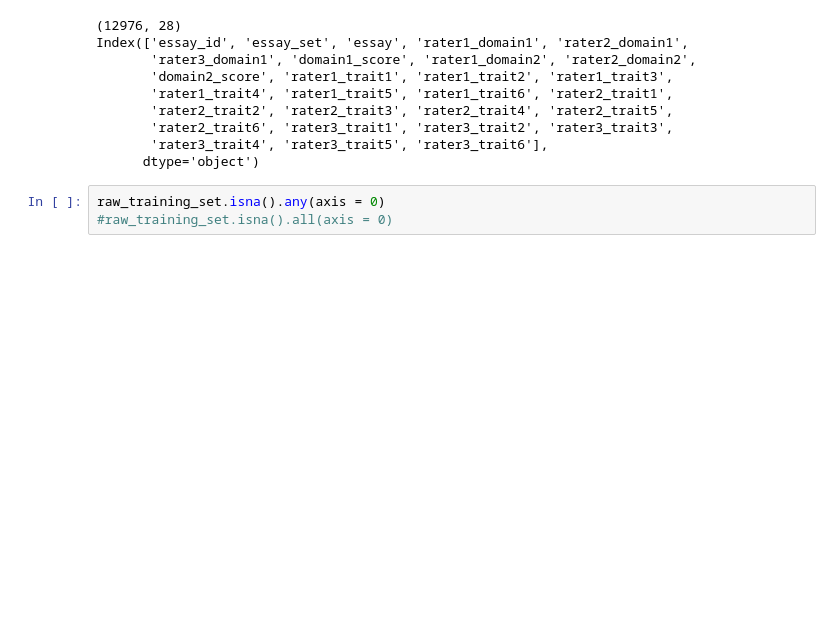
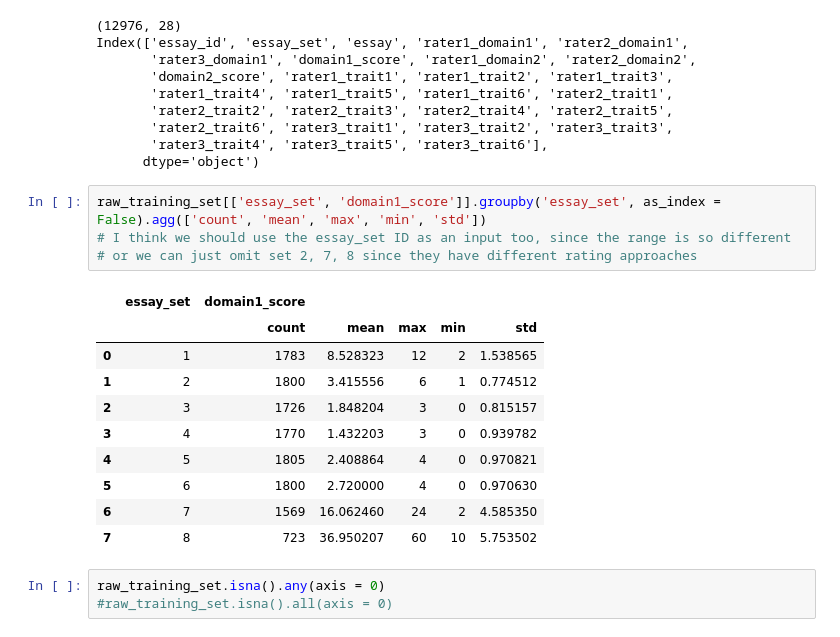
Before and after one commit to gderiddershanghai/Group-201, a Jupyter notebook: notebooks/simple_feature_extraction.ipynb, the cells around one changed output. Cells and saved outputs as stored; diff of their text form; blank space fills up the shorter version.

```diff
--- a/notebooks/simple_feature_extraction.ipynb
+++ b/notebooks/simple_feature_extraction.ipynb
@@ -69,6 +73,21 @@ Index(['essay_id', 'essay_set', 'essay', 'rater1_domain1', 'rater2_domain1',
        'rater2_trait6', 'rater3_trait1', 'rater3_trait2', 'rater3_trait3',
        'rater3_trait4', 'rater3_trait5', 'rater3_trait6'],
       dtype='object')
+# %%
+raw_training_set[['essay_set', 'domain1_score']].groupby('essay_set', as_index = False).agg(['count', 'mean', 'max', 'min', 'std'])
+# I think we should use the essay_set ID as an input too, since the range is so different
+# or we can just omit set 2, 7, 8 since they have different rating approaches
+# %% [output]
+|  | essay_set | domain1_score |  |  |  |  |
+|  |  | count | mean | max | min | std |
+| 0 | 1 | 1783 | 8.528323 | 12 | 2 | 1.538565 |
+| 1 | 2 | 1800 | 3.415556 | 6 | 1 | 0.774512 |
+| 2 | 3 | 1726 | 1.848204 | 3 | 0 | 0.815157 |
+| 3 | 4 | 1770 | 1.432203 | 3 | 0 | 0.939782 |
+| 4 | 5 | 1805 | 2.408864 | 4 | 0 | 0.970821 |
+| 5 | 6 | 1800 | 2.720000 | 4 | 0 | 0.970630 |
+| 6 | 7 | 1569 | 16.062460 | 24 | 2 | 4.585350 |
+| 7 | 8 | 723 | 36.950207 | 60 | 10 | 5.753502 |
 # %%
 raw_training_set.isna().any(axis = 0)
 #raw_training_set.isna().all(axis = 0)
```
Also changed, not shown: parts of 20 cells of this notebook, 1 other file.
